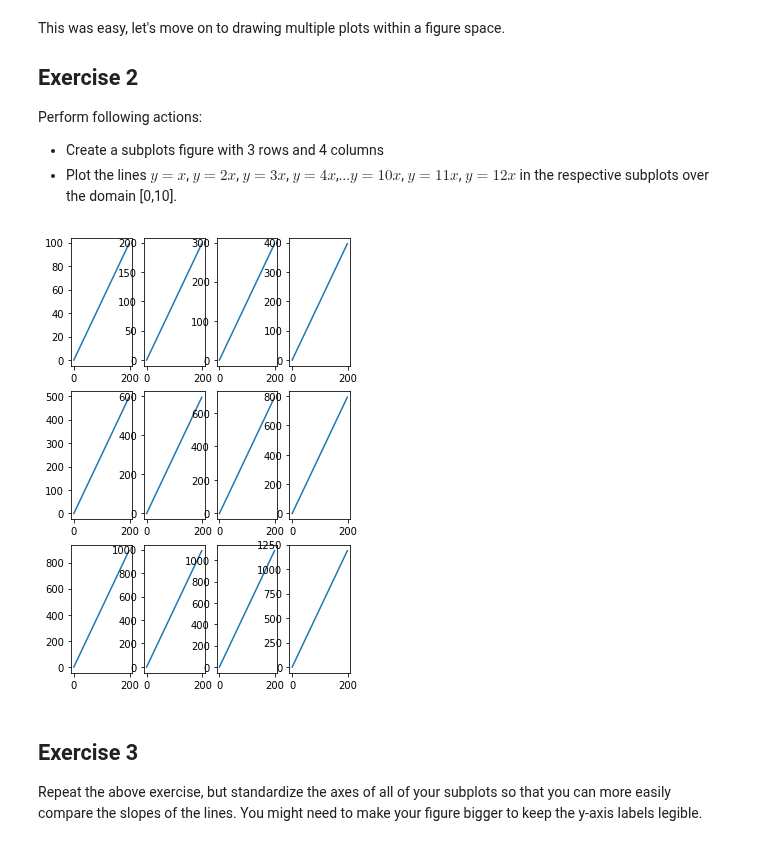
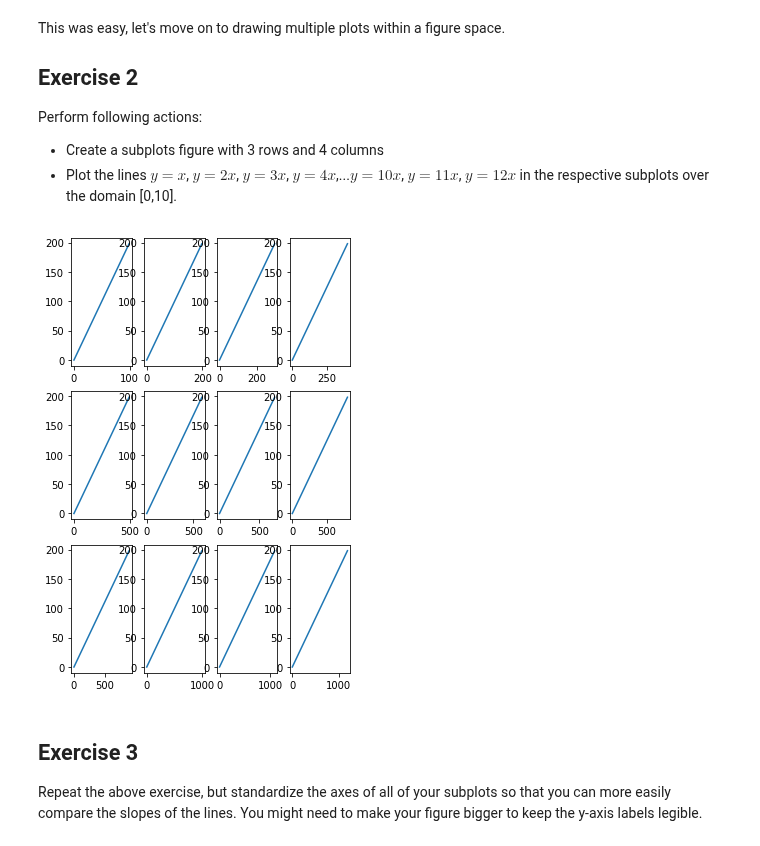
Before and after one commit to matthew-d-oliver/dsc-more-practice-with-matplotlib-lab-nyc-ds-082619, a Jupyter notebook: index.ipynb, the cells around one changed output. Saved outputs shown, nothing was run; the diff lists cells and outputs as text; code cells hidden in the pictures.

```diff
--- a/index.ipynb
+++ b/index.ipynb
@@ -82,14 +82,14 @@ Perform following actions:
 # %%
 figs, axes = plt.subplots(3,4, figsize=(5, 8))
 county=1
 for i in range(3):
     for j in range(4):
-        axes[i][j].plot(y,county*x)
+        axes[i][j].plot(county*x,y)
         county+=1
 
 plt.show()
 # %% [output]
-[figure, old version]
+[figure, new version]
 # %% [markdown]
 ## Exercise 3
 
```
